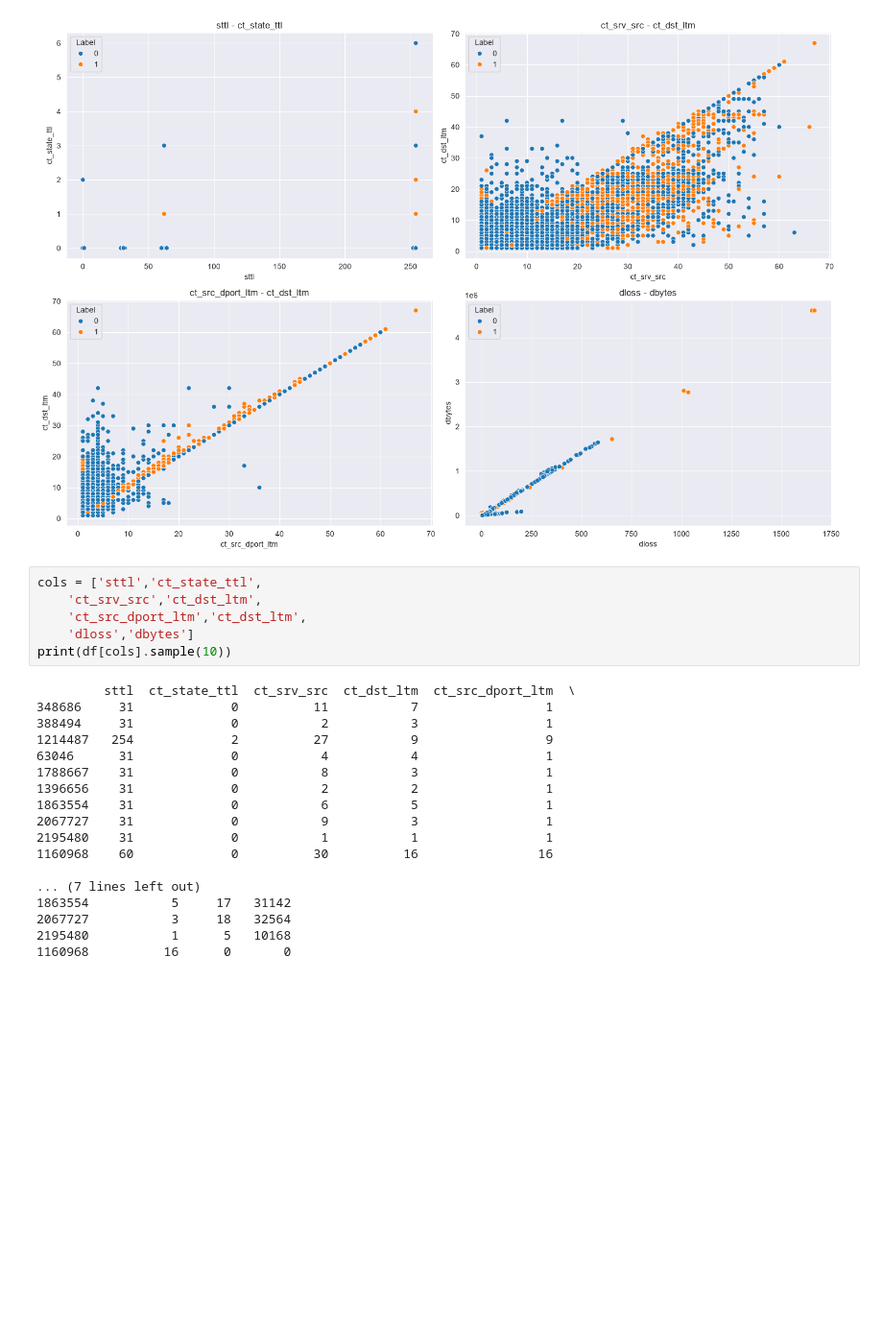
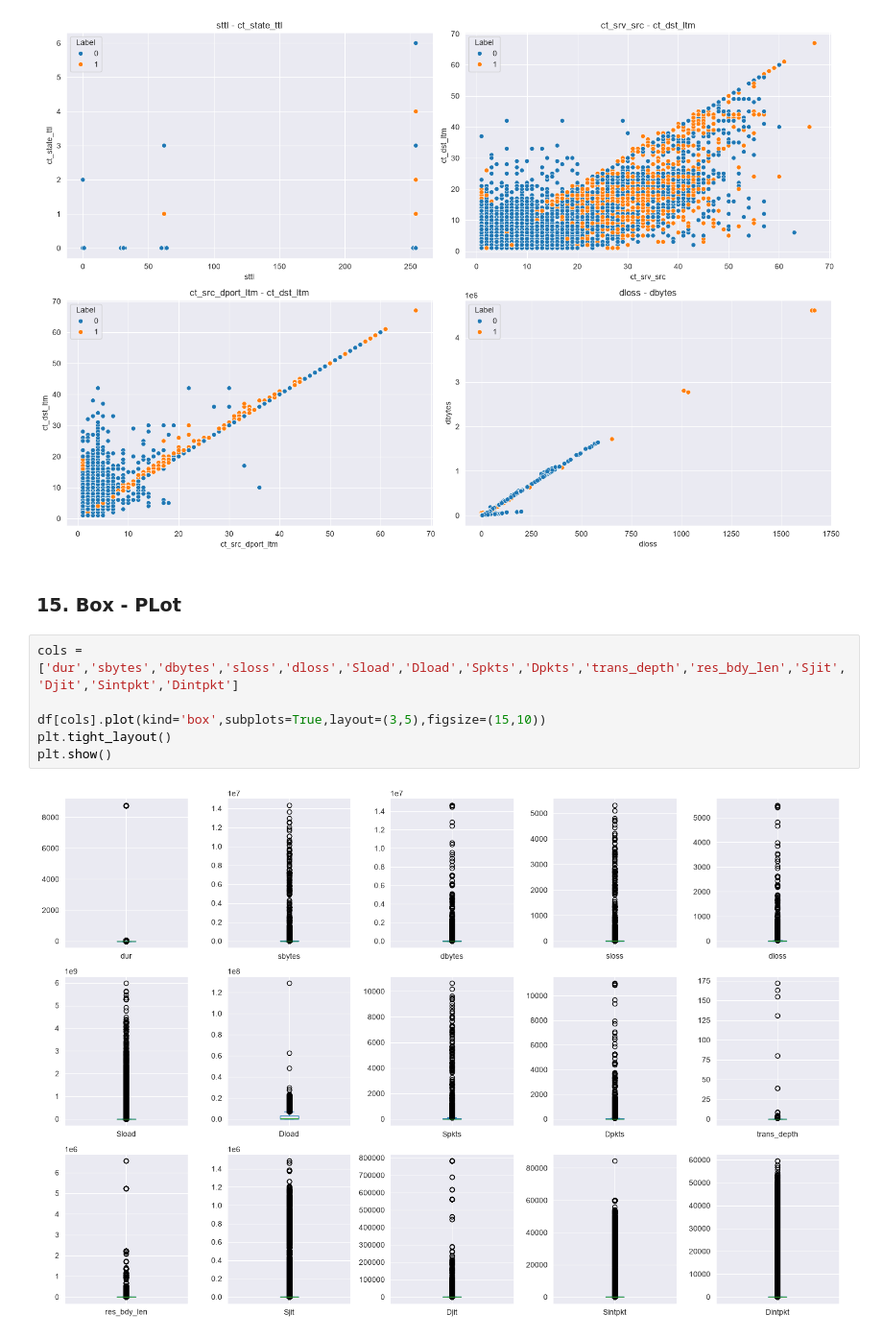
Before and after one commit to ShuvamLabs/network-anomaly-detector, a Jupyter notebook: Detector/notebooks/01-data-observation.ipynb, the cells around one changed output. Shown at 96% size. Drawn from its saved outputs; the diff is of its cells as text; blank space fills up the shorter version.

```diff
--- a/Detector/notebooks/01-data-observation.ipynb
+++ b/Detector/notebooks/01-data-observation.ipynb
@@ -257,27 +256,13 @@ plt.tight_layout()
 plt.show()
 # %% [output]
 [figure]
-# %%
-cols = ['sttl','ct_state_ttl',
-    'ct_srv_src','ct_dst_ltm',
-    'ct_src_dport_ltm','ct_dst_ltm',
-    'dloss','dbytes']
-print(df[cols].sample(10))
-# %% [output]
-         sttl  ct_state_ttl  ct_srv_src  ct_dst_ltm  ct_src_dport_ltm  \
-348686     31             0          11           7                 1
-388494     31             0           2           3                 1
-1214487   254             2          27           9                 9
-63046      31             0           4           4                 1
-1788667    31             0           8           3                 1
-1396656    31             0           2           2                 1
-1863554    31             0           6           5                 1
-2067727    31             0           9           3                 1
-2195480    31             0           1           1                 1
-1160968    60             0          30          16                16
-
-... (7 lines left out)
-1863554           5     17   31142
-2067727           3     18   32564
-2195480           1      5   10168
-1160968          16      0       0
+# %% [markdown]
+### 15. Box - PLot
+# %%
+cols = ['dur','sbytes','dbytes','sloss','dloss','Sload','Dload','Spkts','Dpkts','trans_depth','res_bdy_len','Sjit','Djit','Sintpkt','Dintpkt']
+
+df[cols].plot(kind='box',subplots=True,layout=(3,5),figsize=(15,10))
+plt.tight_layout()
+plt.show()
+# %% [output]
+[figure, added]
```
Also changed, not shown: parts of 2 cells of this notebook.
